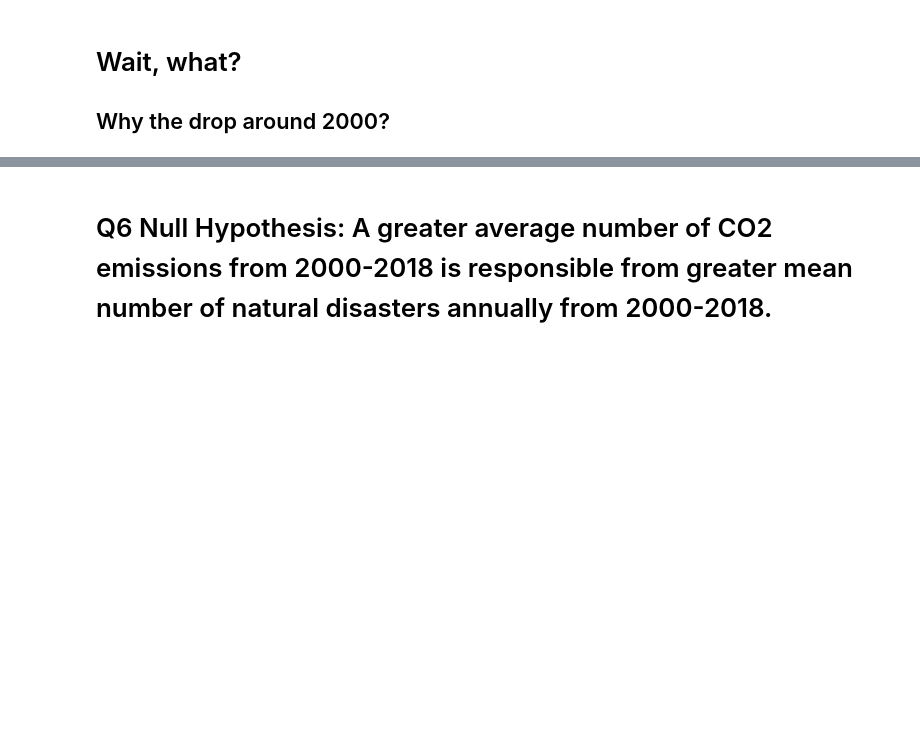
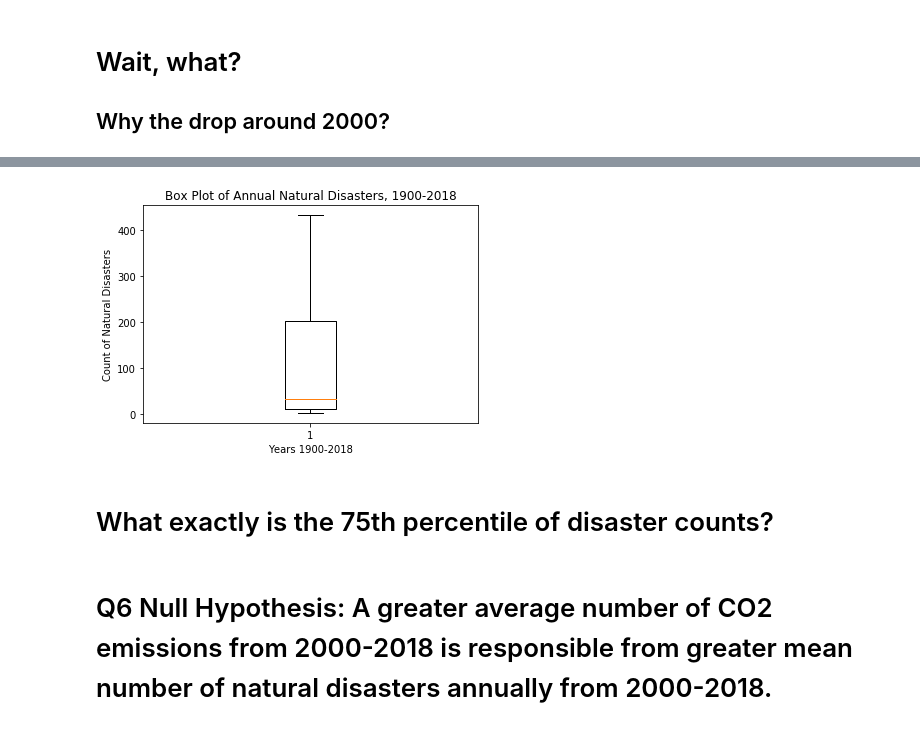
Before and after one commit to UPstartDeveloper/climate-change-analysis, a Jupyter notebook: analysis.ipynb, the cells around one changed output, grey strips where cells are left out. Saved outputs shown, nothing was run; the diff lists cells and outputs as text; code cells hidden in the pictures; blank space fills up the shorter version.

```diff
--- a/analysis.ipynb
+++ b/analysis.ipynb
@@ -262,3 +262,15 @@ plt.show()
+# %%
+# show box plot
+counts = all_disasters_years_and_counts['Number of reported natural disasters (reported disasters)']
+plt.boxplot(counts)
+plt.title("Box Plot of Annual Natural Disasters, 1900-2018")
+plt.ylabel("Count of Natural Disasters")
+plt.xlabel("Years 1900-2018")
+plt.show()
+# %% [output]
+[figure, added]
+# %% [markdown]
+# What exactly is the 75th percentile of disaster counts?
 # %% [markdown]
 # Q6 Null Hypothesis: A greater average number of CO2 emissions from 2000-2018 is responsible from greater mean number of natural disasters annually from 2000-2018.
 # %% [markdown]
```
Also changed, not shown: parts of 6 cells of this notebook.
